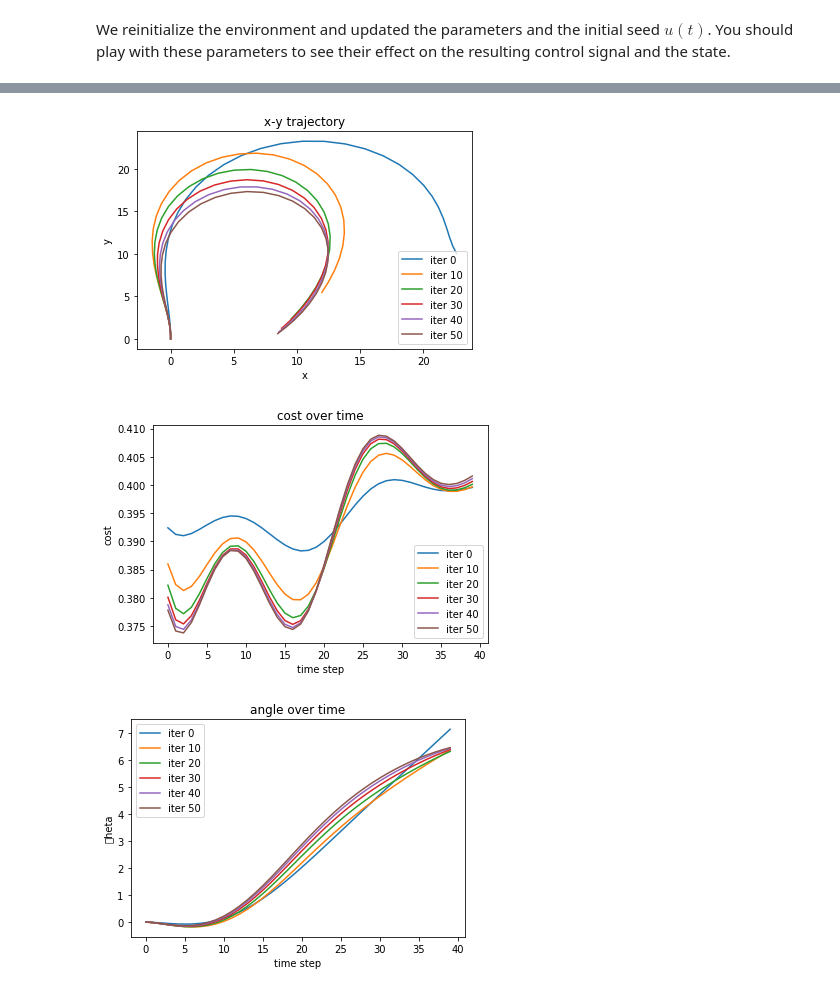
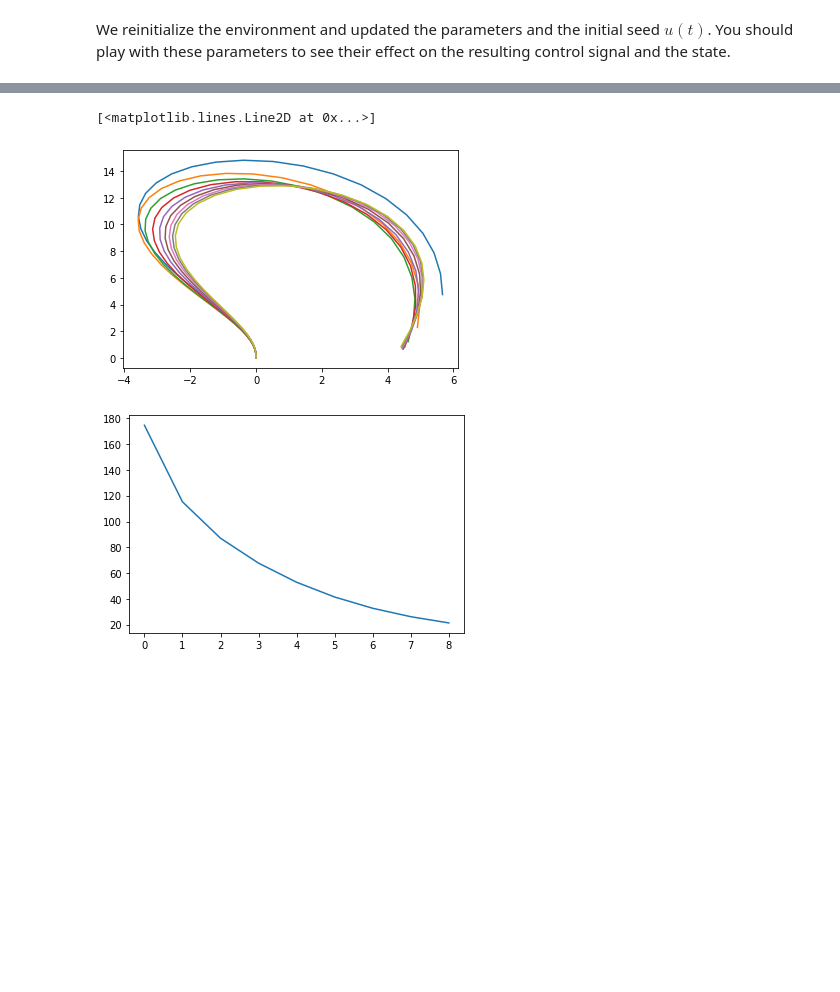
Before and after one commit to i-abr/OptimalControlTutorials, a Jupyter notebook: indirect_opt_control.ipynb, the cells around one changed output, grey strips where cells are left out. Saved outputs shown, nothing was run; the diff lists cells and outputs as text; code cells hidden in the pictures; blank space fills up the shorter version.

```diff
--- a/indirect_opt_control.ipynb
+++ b/indirect_opt_control.ipynb
@@ -401,0 +305,12 @@ iter  59  cost  18.556606 0.0004
+# %%
+trajectories = []
+costs = []
+for k in range(max_iter):
+    x, cost, x_f = forward_pass(x0, u, dt)
+    u = backward_pass(x, u, x_f, dt, step_size)
+    cost += m(x_f)
+    if k % 20 == 0:
+        print('iter ', k, ' cost ', cost, step_size)
+        # for plotting later
+        trajectories.append(x)
+        costs.append(cost)
@@ -402,38 +328,28 @@ iter  59  cost  18.556606 0.0004
 # %%
-for i, trajectory in enumerate(trajectories[5::10]):
-    x_pos = []
-    y_pos = []
-    theta = []
-    l_hist = []
-    for x, u_t, l, _, _ in trajectory:
-        x_pos.append(x[0])
-        y_pos.append(x[1])
-        theta.append(x[2])
-        l_hist.append(l)
-    plt.figure(1)
-    plt.plot(x_pos, y_pos, label='iter {}'.format(i*10))
-    plt.figure(2)
-    plt.plot(l_hist, label='iter {}'.format(i*10))
-    plt.figure(3)
-    plt.plot(theta, label='iter {}'.format(i*10))
-plt.figure(1)
-plt.xlabel('x')
-plt.ylabel('y')
-plt.title('x-y trajectory')
-plt.legend()
+for i, x in enumerate(trajectories[1:]):
+    x = np.stack(x)
+    plt.plot(x[:,0], x[:,1],label='iter {}'.format(i*10))
+
 plt.figure(2)
-plt.xlabel('time step')
-plt.ylabel('cost')
-plt.title('cost over time')
-plt.legend()
+plt.plot(costs[1:])
+# plt.figure(1)
+# plt.xlabel('x')
+# plt.ylabel('y')
+# plt.title('x-y trajectory')
+# plt.legend()
+# plt.figure(2)
+# plt.xlabel('time step')
+# plt.ylabel('cost')
+# plt.title('cost over time')
+# plt.legend()
 
-plt.figure(3)
-plt.xlabel('time step')
-plt.ylabel('\theta')
-plt.title('angle over time')
-plt.legend()
-plt.show()
+# plt.figure(3)
+# plt.xlabel('time step')
+# plt.ylabel('\theta')
+# plt.title('angle over time')
+# plt.legend()
+# plt.show()
 # %% [output]
+[<matplotlib.lines.Line2D at 0x...>]
-[figure, old version]
+[figure, new version]
-[figure, old version]
+[figure, new version]
-[figure, removed]
```
Also changed, not shown: parts of 28 cells of this notebook, 7 other files.
